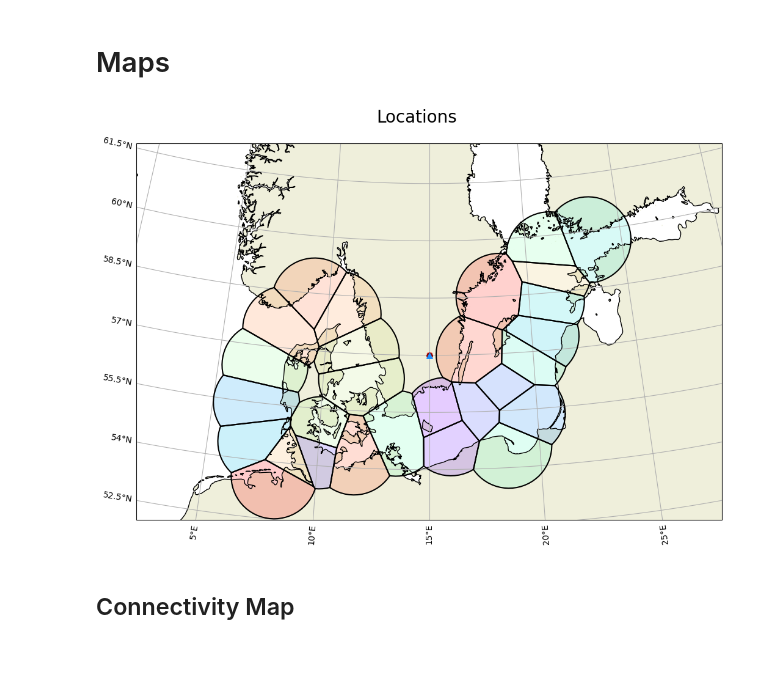
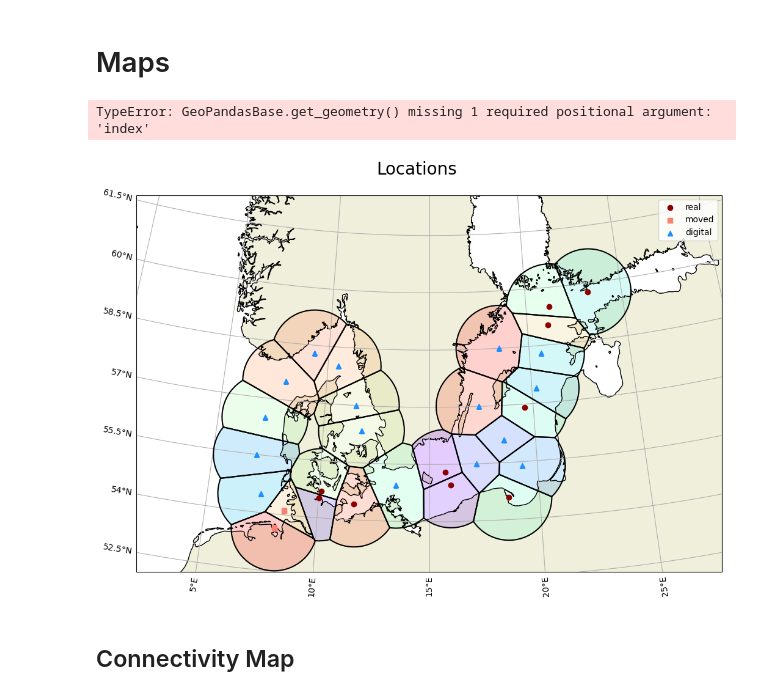
Before and after one commit to geomar-od-lagrange/2025_copepods, a Jupyter notebook: notebooks/SiteComparisonVoronoi.ipynb, the cells around one changed output. Cells and saved outputs as stored; diff of their text form; code cells hidden in the pictures; blank space fills up the shorter version.

Commit message:
Updated figures

```diff
--- a/notebooks/SiteComparisonVoronoi.ipynb
+++ b/notebooks/SiteComparisonVoronoi.ipynb
@@ -290,38 +292,43 @@ showConnectivityMatrix(df_cmatrix_relative, annot=True ,no_digital=True, cbtitle
 # %% [markdown]
 # Maps
 # %%
-gdf_sample_points = gdf_sample_points.to_crs(map_projection)
+sample_points = gdf_sample_points.copy().to_crs(map_projection)
+voronoi_polys = gdf_voronoi_polygons.copy().to_crs(map_projection)
+# %%
+def legend_without_duplicate_labels(ax):
+    handles, labels = ax.get_legend_handles_labels()
+    unique = [(h, l) for i, (h, l) in enumerate(zip(handles, labels)) if l not in labels[:i]]
+    ax.legend(*zip(*unique))
+# %%
+sample_points.geometry.get_("x")
+# %% [output]
+TypeError: GeoPandasBase.get_geometry() missing 1 required positional argument: 'index'
 # %%
-# Fix positions
-voronoi_polys = gdf_voronoi_polygons.copy().to_crs(map_projection)
 show_polygons = True
 fig = plt.figure(figsize=mapsize)
 fig.suptitle("Locations", size=suptitle_size, y=0.95)
 ax_map = fig.add_subplot(projection=map_projection)
 basemap(ax_map)
+
 if show_polygons:
         voronoi_polys.plot(ax=ax_map, alpha=0.2, column="PolygonID", cmap="rainbow")
         voronoi_polys.boundary.plot(ax=ax_map, color="k", )
 
 # Add the red dots for the non sampled points
-marker_style = dict()
-# gdf_sample_points.to_crs(map_projection).plot(ax=ax_map, column="SampleKind", legend=True,)
-lat = gdf_sample_points.to_crs(map_projection).geometry.y
-lon = gdf_sample_points.to_crs(map_projection).geometry.x
-# ax_map.scatter(lon, lat, marker=)
+lon, lat = sample_points.geometry.x, sample_points.geometry.y
 for index in gdf_sample_points.index:
         lon = gdf_sample_points.geometry.x[index]
         lat = gdf_sample_points.geometry.y[index]
         SampleKind = gdf_sample_points.SampleKind[index]
         marker = dict(real="o", digital="^", moved="s")[SampleKind]
         color = dict(real="darkred", digital="dodgerblue", moved="salmon")[SampleKind]
-        ax_map.scatter(lon, lat, marker=marker, color=color, zorder=5,)
-# gdf_sample_points.to_crs(map_projection).plot(ax=ax_map, column="SampleKind", legend=True,)
+        ax_map.scatter(lon, lat, marker=marker, color=color, zorder=5, label=SampleKind)
+legend_without_duplicate_labels(ax_map)
 
-plt.savefig(Path(figure_outpath, "EmptyMap.pdf"), format="pdf")
+# plt.savefig(Path(figure_outpath, "EmptyMap.pdf"), format="pdf")
 plt.show()
 # %% [output]
-[figure, old version]
+[figure, new version]
 # %% [markdown]
 ## Connectivity Map
 # %%
```
Also changed, not shown: parts of 4 cells of this notebook, 2 other files.
